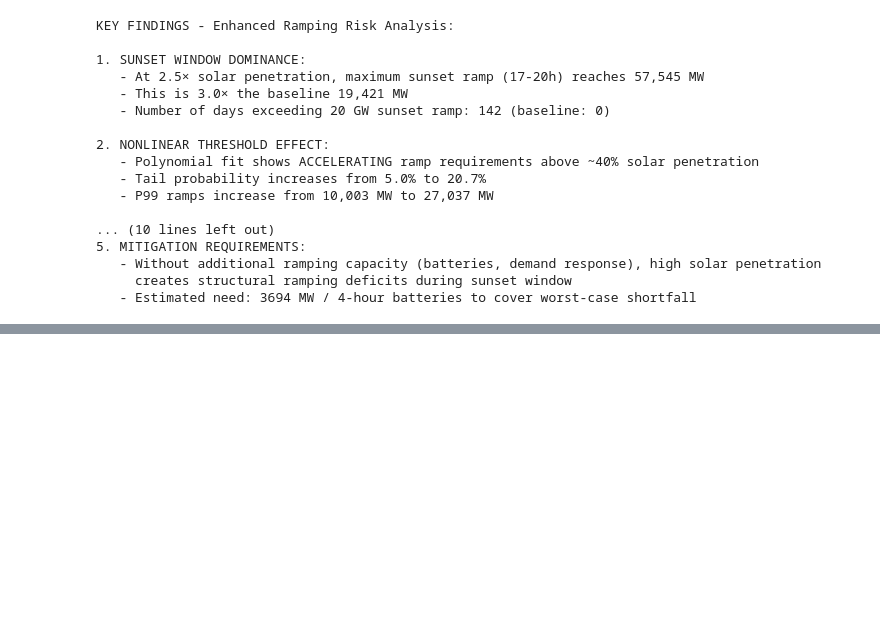
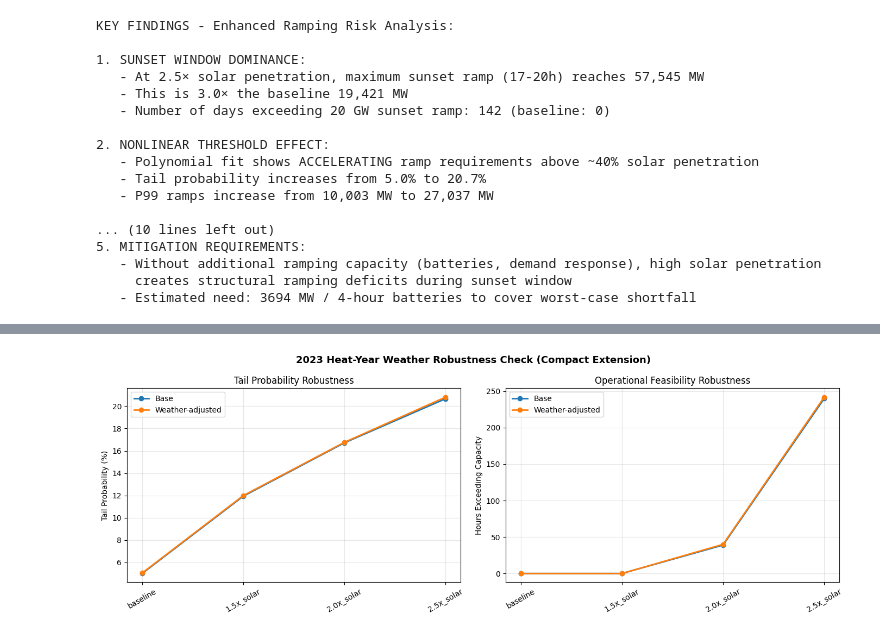
Before and after one commit to kylezlin-hub/Renewable-PowerGrid-Risk, a Jupyter notebook: notebooks/04_enhanced_ramping_analysis.ipynb, the cells around one changed output, grey strips where cells are left out. Cells and saved outputs as stored; diff of their text form; code cells hidden in the pictures; blank space fills up the shorter version.

Commit message:
added weather variability

```diff
--- a/notebooks/04_enhanced_ramping_analysis.ipynb
+++ b/notebooks/04_enhanced_ramping_analysis.ipynb
@@ -638,0 +775,97 @@ KEY FINDINGS - Enhanced Ramping Risk Analysis:
+# %%
+# 7.2 Re-run core scenarios with weather-adjusted load and compare vs original
+
+# Build a lookup for monthly-hour weather multipliers
+weather_mult_lookup = temp_delta[['month', 'hour', 'load_mult_weather']].copy()
+
+weather_robust_metrics = []
+
+for scenario in scenarios:
+    # --- Original scenario (no weather perturbation) ---
+    s0 = df_2025.copy()
+    s0['ERCOT.PVGR.GEN'] = s0['ERCOT.PVGR.GEN'] * scenario['solar_mult']
+    s0['ERCOT.WIND.GEN'] = s0['ERCOT.WIND.GEN'] * scenario['wind_mult']
+    s0['NET_LOAD'] = s0['ERCOT.LOAD'] - s0['ERCOT.PVGR.GEN'] - s0['ERCOT.WIND.GEN']
+    s0['ramp_1h'] = s0['NET_LOAD'].diff()
+    s0['ramp_3h'] = s0['NET_LOAD'].diff(3)
+
+    risk0 = compute_risk_metrics(s0, fixed_threshold=6033)
+    adq0 = assess_ramping_adequacy(s0, scenario['name'], TOTAL_RAMP_CAPACITY)
+
+    sunset0 = s0[s0['hour'].isin(sunset_hours) & s0['month'].isin(summer_months)].copy()
+    day0 = compute_daily_sunset_ramp(sunset0)
+
+    # --- Weather-perturbed load scenario (2023 heat-year delta on 2025 profile) ---
+    s1 = df_2025.copy()
+    s1 = s1.merge(weather_mult_lookup, on=['month', 'hour'], how='left')
+    s1['load_mult_weather'] = s1['load_mult_weather'].fillna(1.0)
+
+    s1['ERCOT.LOAD'] = s1['ERCOT.LOAD'] * s1['load_mult_weather']
+    s1['ERCOT.PVGR.GEN'] = s1['ERCOT.PVGR.GEN'] * scenario['solar_mult']
+    s1['ERCOT.WIND.GEN'] = s1['ERCOT.WIND.GEN'] * scenario['wind_mult']
+    s1['NET_LOAD'] = s1['ERCOT.LOAD'] - s1['ERCOT.PVGR.GEN'] - s1['ERCOT.WIND.GEN']
+    s1['ramp_1h'] = s1['NET_LOAD'].diff()
+    s1['ramp_3h'] = s1['NET_LOAD'].diff(3)
+
+    risk1 = compute_risk_metrics(s1, fixed_threshold=6033)
+    adq1 = assess_ramping_adequacy(s1, scenario['name'], TOTAL_RAMP_CAPACITY)
+
+    sunset1 = s1[s1['hour'].isin(sunset_hours) & s1['month'].isin(summer_months)].copy()
+    day1 = compute_daily_sunset_ramp(sunset1)
+
+    weather_robust_metrics.append({
+        'Scenario': scenario['name'],
+        'Solar Mult': scenario['solar_mult'],
+        'Tail Prob Base (%)': risk0['tail_probability'] * 100,
+        'Tail Prob Weather (%)': risk1['tail_probability'] * 100,
+        'P99 Base (MW)': risk0['p99_ramp_1h'],
+        'P99 Weather (MW)': risk1['p99_ramp_1h'],
+        'Max Sunset Base (MW)': day0['sunset_ramp_3h'].max(),
+        'Max Sunset Weather (MW)': day1['sunset_ramp_3h'].max(),
+        'Hours > Capacity Base': adq0['hours_exceeding_capacity'],
+        'Hours > Capacity Weather': adq1['hours_exceeding_capacity'],
+    })
+
+weather_robust_df = pd.DataFrame(weather_robust_metrics)
+weather_robust_df['Delta Tail Prob (pp)'] = weather_robust_df['Tail Prob Weather (%)'] - weather_robust_df['Tail Prob Base (%)']
+weather_robust_df['Delta P99 (MW)'] = weather_robust_df['P99 Weather (MW)'] - weather_robust_df['P99 Base (MW)']
+weather_robust_df['Delta Max Sunset (MW)'] = weather_robust_df['Max Sunset Weather (MW)'] - weather_robust_df['Max Sunset Base (MW)']
+weather_robust_df['Delta Hours > Capacity'] = weather_robust_df['Hours > Capacity Weather'] - weather_robust_df['Hours > Capacity Base']
+
+print('\n=== WEATHER ROBUSTNESS TABLE (2023 HEAT-YEAR LOAD PERTURBATION) ===')
+display(weather_robust_df.round(2))
+
+# One compact figure for paper main text
+fig, axes = plt.subplots(1, 2, figsize=(14, 5))
+
+x = np.arange(len(weather_robust_df))
+labels = weather_robust_df['Scenario'].tolist()
+
+axes[0].plot(x, weather_robust_df['Tail Prob Base (%)'], marker='o', linewidth=2, label='Base')
+axes[0].plot(x, weather_robust_df['Tail Prob Weather (%)'], marker='o', linewidth=2, label='Weather-adjusted')
+axes[0].set_xticks(x)
+axes[0].set_xticklabels(labels, rotation=30)
+axes[0].set_title('Tail Probability Robustness')
+axes[0].set_ylabel('Tail Probability (%)')
+axes[0].grid(alpha=0.3)
+axes[0].legend()
+
+axes[1].plot(x, weather_robust_df['Hours > Capacity Base'], marker='o', linewidth=2, label='Base')
+axes[1].plot(x, weather_robust_df['Hours > Capacity Weather'], marker='o', linewidth=2, label='Weather-adjusted')
+axes[1].set_xticks(x)
+axes[1].set_xticklabels(labels, rotation=30)
+axes[1].set_title('Operational Feasibility Robustness')
+axes[1].set_ylabel('Hours Exceeding Capacity')
+axes[1].grid(alpha=0.3)
+axes[1].legend()
+
+plt.suptitle('2023 Heat-Year Weather Robustness Check (Compact Extension)', fontsize=13, fontweight='bold')
+plt.tight_layout()
+plt.savefig(FIGURES_DIR / 'weather_robustness_compact_2023.png', dpi=300, bbox_inches='tight')
+plt.show()
+
+# Optional: save table for manuscript integration
+weather_robust_df.to_csv(PROCESSED_DIR / 'weather_robustness_2023_compact.csv', index=False)
+print(f"Saved: {PROCESSED_DIR / 'weather_robustness_2023_compact.csv'}")
+print(f"Saved: {FIGURES_DIR / 'weather_robustness_compact_2023.png'}")
+# %% [output]
@@ -638,0 +878 @@ KEY FINDINGS - Enhanced Ramping Risk Analysis:
+[figure, added]
```
Also changed, not shown: parts of 5 cells of this notebook, 2 other files.
